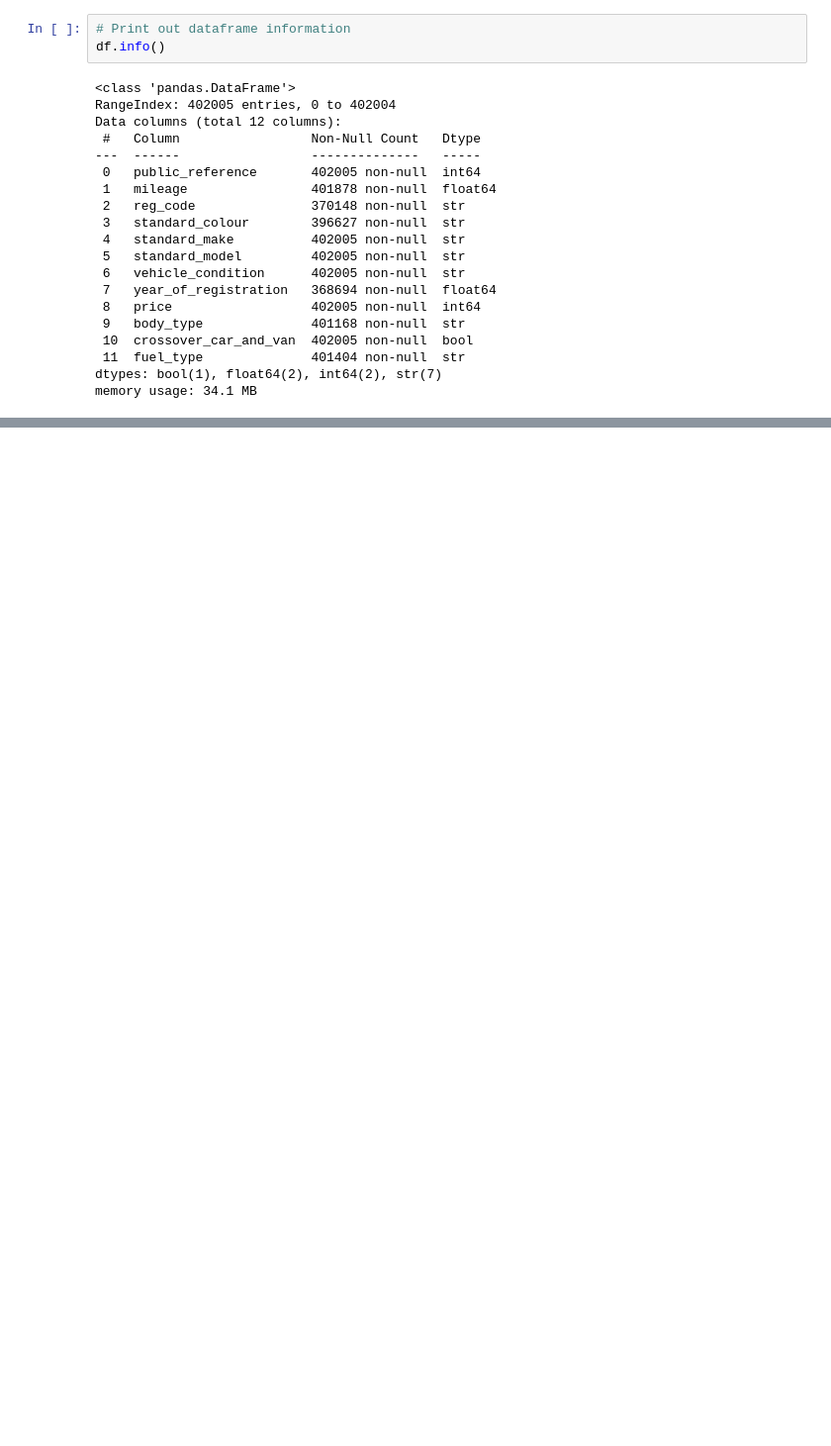
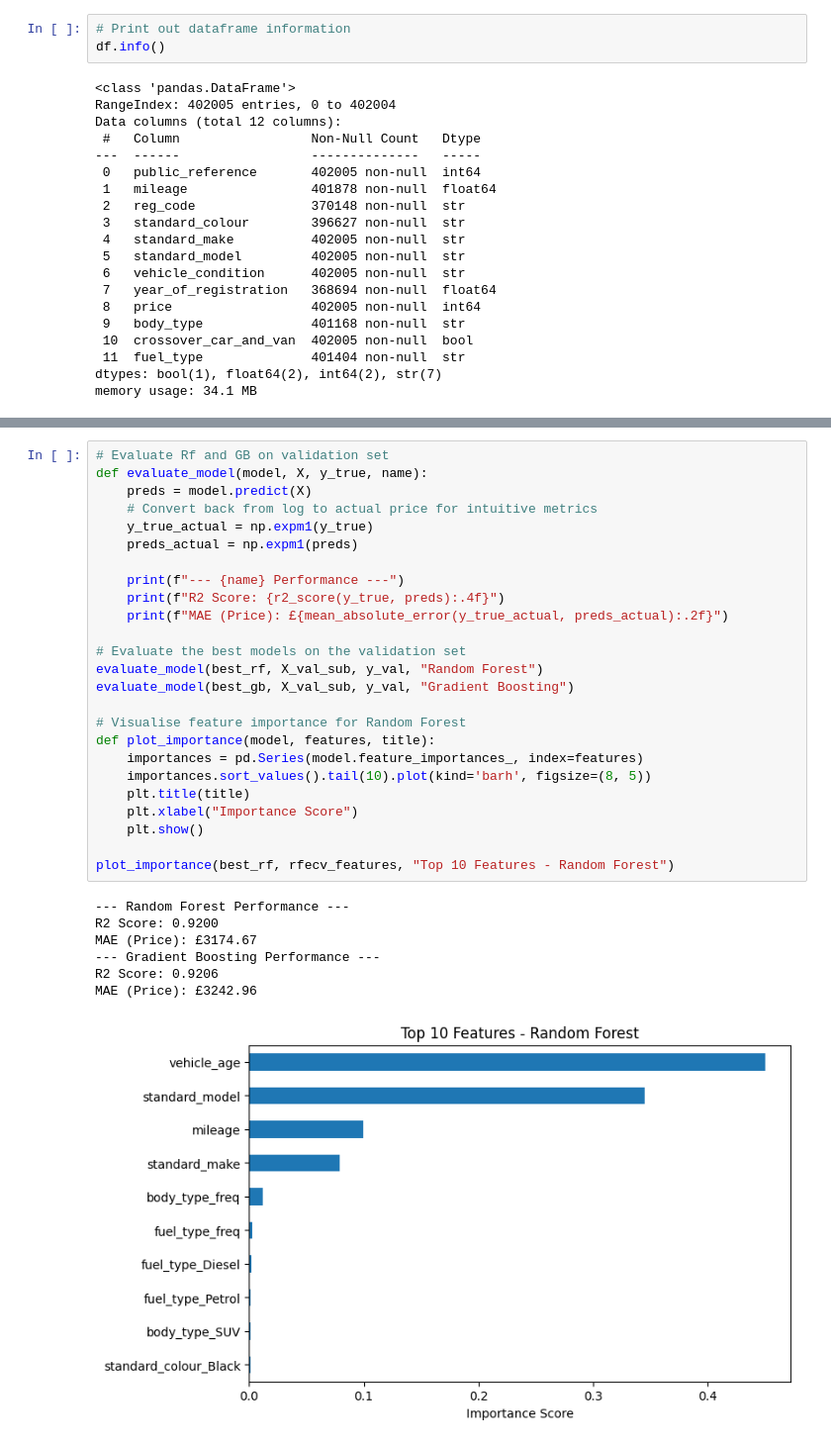
Before and after one commit to Ashwashhere/AdvancedMachineLearning_CarValuation, a Jupyter notebook: notebook.ipynb, the cells around one changed output, grey strips where cells are left out. Shown at 99% size. Saved outputs shown, nothing was run; the diff lists cells and outputs as text; blank space fills up the shorter version.

```diff
--- a/notebook.ipynb
+++ b/notebook.ipynb
@@ -315,0 +386,33 @@ Common features selected by both (3):
+# %%
+# Evaluate Rf and GB on validation set
+def evaluate_model(model, X, y_true, name):
+    preds = model.predict(X)
+    # Convert back from log to actual price for intuitive metrics
+    y_true_actual = np.expm1(y_true)
+    preds_actual = np.expm1(preds)
+
+    print(f"--- {name} Performance ---")
+    print(f"R2 Score: {r2_score(y_true, preds):.4f}")
+    print(f"MAE (Price): £{mean_absolute_error(y_true_actual, preds_actual):.2f}")
+
+# Evaluate the best models on the validation set
+evaluate_model(best_rf, X_val_sub, y_val, "Random Forest")
+evaluate_model(best_gb, X_val_sub, y_val, "Gradient Boosting")
+
+# Visualise feature importance for Random Forest
+def plot_importance(model, features, title):
+    importances = pd.Series(model.feature_importances_, index=features)
+    importances.sort_values().tail(10).plot(kind='barh', figsize=(8, 5))
+    plt.title(title)
+    plt.xlabel("Importance Score")
+    plt.show()
+
+plot_importance(best_rf, rfecv_features, "Top 10 Features - Random Forest")
+# %% [output]
+--- Random Forest Performance ---
+R2 Score: 0.9200
+MAE (Price): £3174.67
+--- Gradient Boosting Performance ---
+R2 Score: 0.9206
+MAE (Price): £3242.96
+[figure, added]
```
Also changed, not shown: parts of 11 cells of this notebook.
